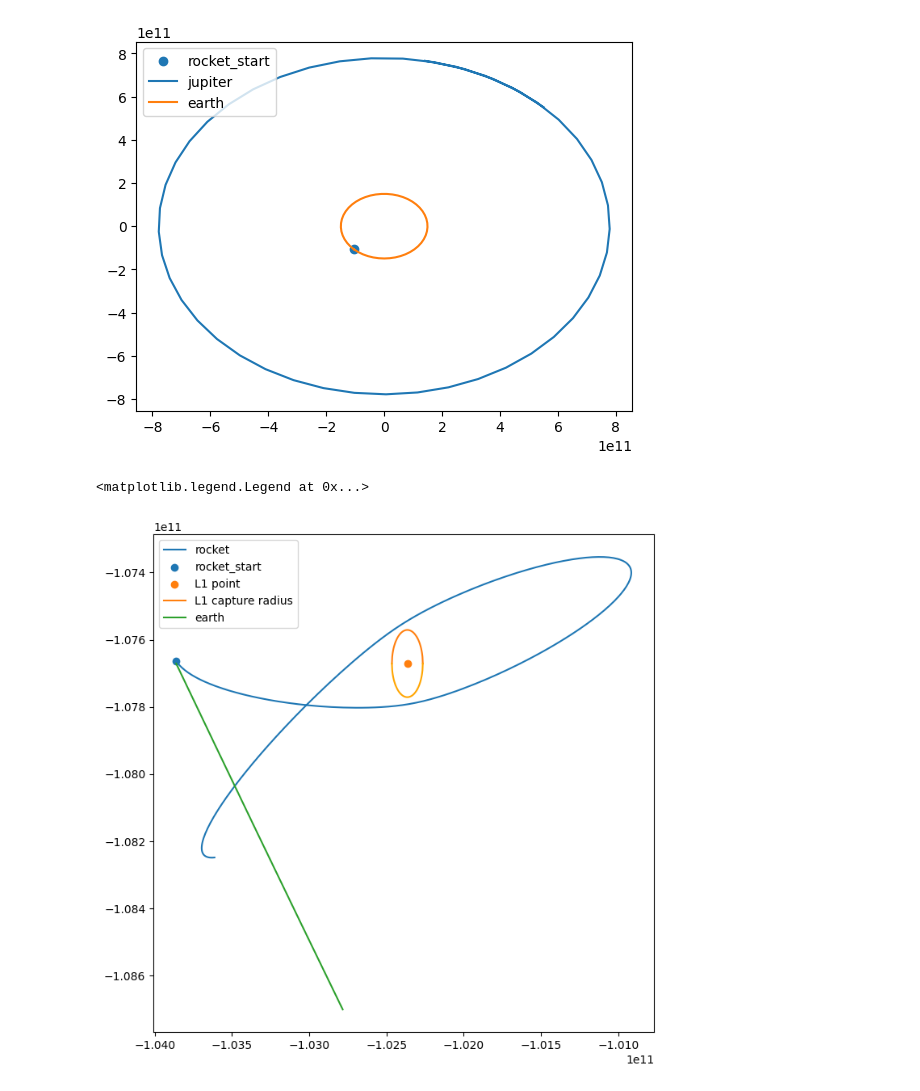
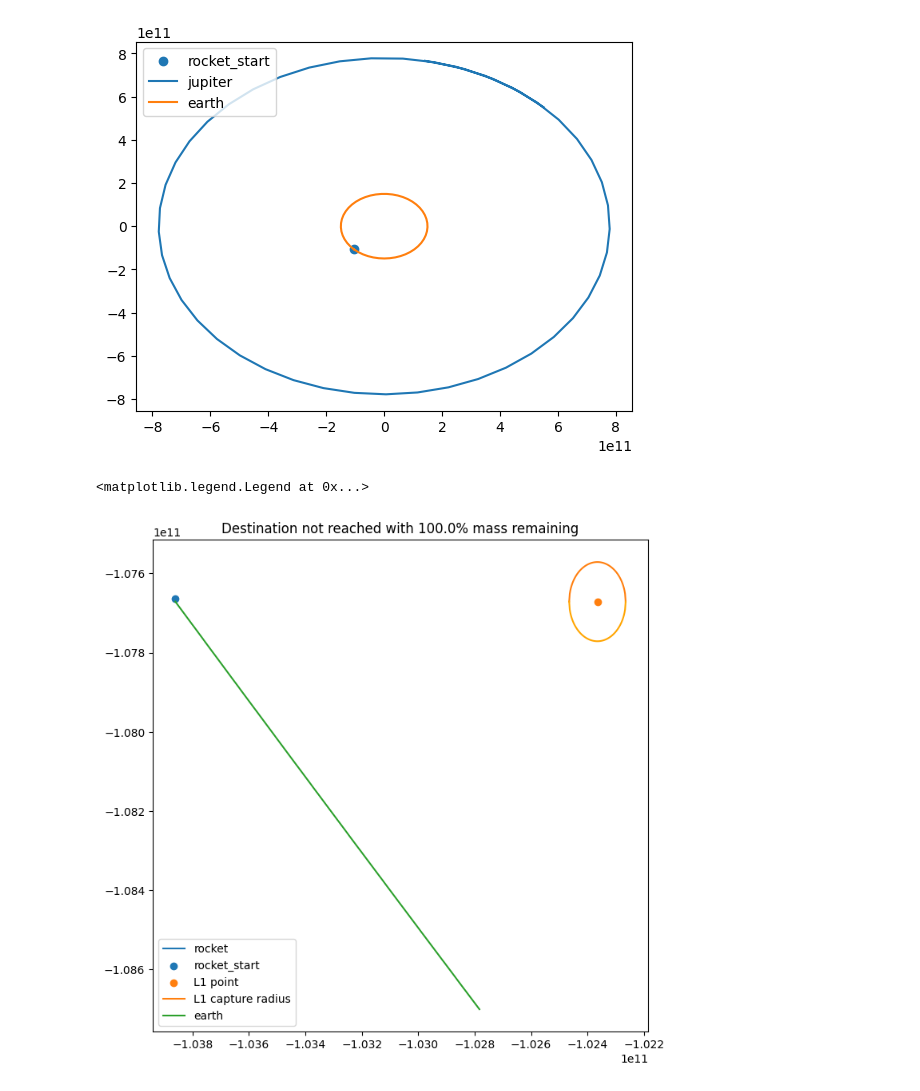
Before and after one commit to anirudhshankar99/ContinuousRL, a Jupyter notebook: Dynamics/demo_rocket.ipynb, the cells around one changed output. Drawn from its saved outputs; the diff is of its cells as text; code cells hidden in the pictures.

Commit message:
expanded state

```diff
--- a/Dynamics/demo_rocket.ipynb
+++ b/Dynamics/demo_rocket.ipynb
@@ -18,6 +18,10 @@ orbit_timesteps=250
 dry_mass = rocket_mass * (1 - 0.9)
 num_steps = int(orbit_timesteps)
 v_e=3000e3
+exp_name = 'ppo_l1_easy'
+
+thrusts = np.load(f'runs/{exp_name}_best_thrusts.npy')
+best_orbit = np.load(f'runs/{exp_name}_best_orbit.npy')
 def make_env(seed):
     def thunk():
         env = Dynamics(hyperparameters={
@@ -43,7 +47,7 @@ if start == None:
     launch_theta = np.pi / 2 # np.random.rand() * 2 * np.pi * 0
     earth_phase, earth_orbit_radius = env.planetary_models[-1].phase, env.planetary_models[-1].orbit_radius
     launch_position = np.array([np.cos(launch_theta), np.sin(launch_theta)]) * leo_distance + np.array([np.cos(earth_phase), np.sin(earth_phase)]) * earth_orbit_radius
-    launch_velocity = np.array([np.cos(launch_theta), np.sin(launch_theta)]) * leo_speed + env.planetary_models[-1].get_velocity(0, earth_orbital_speed)
+    launch_velocity = np.array([np.cos(launch_theta), np.sin(launch_theta)]) * leo_speed + env.planetary_models[-1].get_velocity(0)
     launch_mass = np.array([rocket_mass])
     init_params = np.concat([launch_position, launch_velocity, launch_mass])
 else: init_params = np.array(start)
@@ -88,9 +92,22 @@ def reward_function(pos, prev_pos, mass, prev_mass, t):
     elif destination_type == 'destination':
         current_distance = np.linalg.norm(destination_coords - pos, axis=-1)
         prev_distance = np.linalg.norm(destination_coords - prev_pos, axis=-1)
-        consistent_reward = (current_distance - prev_distance) / start_destination_distance + (mass - prev_mass) / rocket_mass
+        consistent_reward = (prev_distance - current_distance) / start_destination_distance + (mass - prev_mass) / rocket_mass
         completion_reward = current_distance < destination_radius
     return consistent_reward + completion_reward
+
+def distance_to_dest_function(pos, t):
+    if destination_type == 'radius':
+        earth_position = env.planetary_models[-1].get_position(t)
+        current_radius = np.linalg.norm(pos - earth_position, axis=-1)
+        distance_to_dest = destination_radius - current_radius
+    elif destination_type == 'destination_planet':
+        planet_position = env.planetary_models[destination_planet_index].get_position(t)
+        distance_to_dest = start_planet_distance - np.linalg.norm(planet_position - pos, axis=-1)
+    elif destination_type == 'destination':
+        current_distance = np.linalg.norm(destination_coords - pos, axis=-1)
+        distance_to_dest = start_destination_distance - current_distance
+    return distance_to_dest
 
 def done_function(pos, t):
     if destination_type == 'radius':
@@ -177,7 +194,16 @@ for j in range(orbit_timesteps):
     # preparing args for solve_ivp
     pos, vel, mass = y0[:2], y0[2:4], y0[-1:]
     a_gravity = env.get_acceleration(np.concat([pos, np.array([t])]))
-    # state = env._normalise_state(torch.tensor(np.concat([pos, vel, a_gravity, mass]), dtype=torch.float32, device=device)).float()
+    planet_info = []
+    for planet_model in env.planetary_models:
+        planet_pos = planet_model.get_position(t)
+        planet_vel = planet_model.get_velocity(t)
+        planet_mass = np.array([planet_model.M])
+        planet_info.append(np.concat([planet_pos, planet_vel, planet_mass]))
+    planet_info = np.concat(planet_info)
+    distance_to_dest = np.array([distance_to_dest_function(pos, t)])
+    state = env._normalise_state(np.concat([pos, vel, a_gravity, mass, planet_info, distance_to_dest]))
+    # state = env._normalise_state(torch.tensor(np.concat([pos, vel, a_gravity, mass, planet_info, distance_to_dest]), dtype=torch.float32, device=device)).float()
     # with torch.no_grad():
     #     action_means, action_stds = actor(state)
     # value = critic(state).flatten()
@@ -186,6 +212,7 @@ for j in range(orbit_timesteps):
     action = unit_vector_to_dest
     # logprob = dist.log_prob(action)
     thrust = env._process_actions(action) # in N (kg m/s^2)
+    thrust = thrusts[j]
     # orbit step integration
     orbit = solve_ivp(rocket_function, t_span=(t, t + delta_t), y0=y0, t_eval=[t + delta_t], events=[event_rocket_captured, event_dest_reached], args=(thrust,))
     if orbit.status == 1:
@@ -231,22 +272,25 @@ axes.legend()
 # %%
 plot, axes = plt.subplots(1,1)
 plot.set_size_inches(8,8)
+remaining_mass = orbit[-1,-1]
 axes.plot(orbit[0], orbit[1], label='rocket')
 axes.scatter(orbit[0,0], orbit[1,0], label='rocket_start')
 axes.scatter(destination_coords[0], destination_coords[1], label='L1 point')
 l1_x = np.linspace(-destination_radius,destination_radius,100)
 l1_y = np.sqrt(destination_radius**2 - l1_x**2)
 earth_orbit = env.planetary_models[2].get_position(t=np.linspace(0, orbit_duration, orbit_timesteps))
 axes.plot(l1_x + destination_coords[0], l1_y + destination_coords[1], label='L1 capture radius')
 axes.plot(l1_x + destination_coords[0], -l1_y + destination_coords[1], c='orange')
 axes.plot(earth_orbit[0], earth_orbit[1], label='earth')
+termination_message = 'Destination not reached'
 if termination_status:
-    termination_message = 'Rocket captured here' if termination_status == 1 else 'Destination reached here'
+    termination_message = 'Rocket captured' if termination_status == 1 else 'Destination reached'
     axes.scatter(termination_y_events[0], termination_y_events[1], label=termination_message, c='r')
+axes.set_title(f'{termination_message} with {remaining_mass/rocket_mass*100}% mass remaining')
 axes.legend()
 # %% [output]
 <matplotlib.legend.Legend at 0x...>
-[figure, old version]
+[figure, new version]
 # %%
 plt.plot(rewards)
 print(np.sum(rewards))
```
Also changed, not shown: parts of 3 cells of this notebook, 3 other files.
